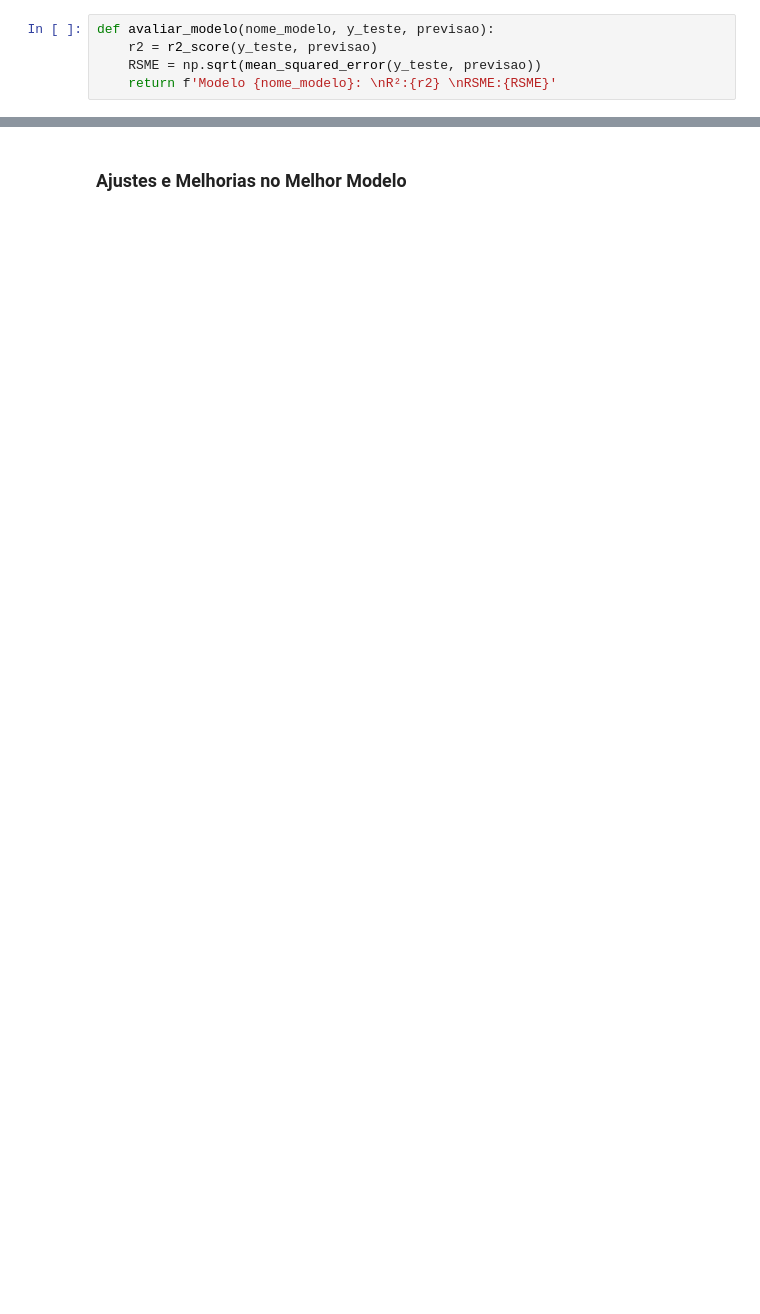
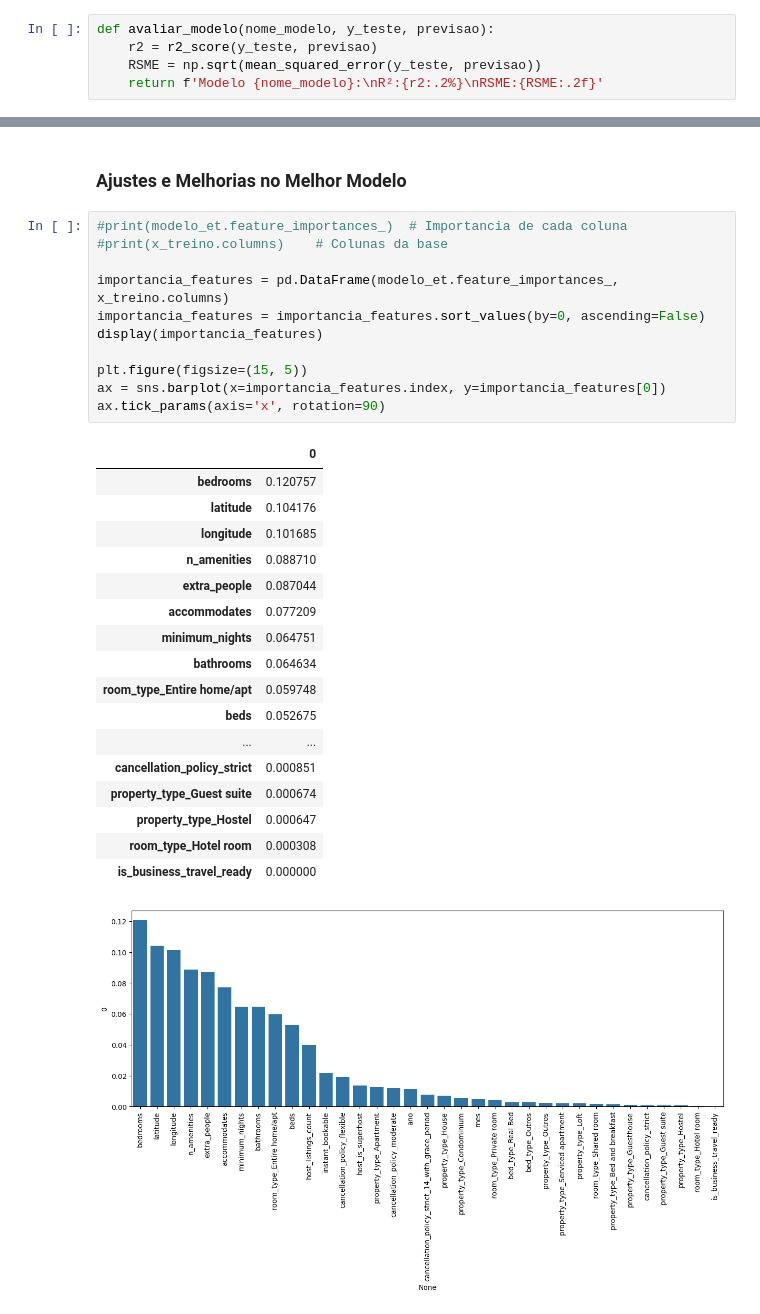
Before and after one commit to dePinhoPaulo/Python-Impressionador, a Jupyter notebook: 05. Impressionador/39. Projeto 3 - Ciência de Dados - Aplicação de Mercado de Trabalho/Projeto de Ciência de Dados e Recomendações - Solução Airbnb Rio.ipynb, the cells around one changed output, grey strips where cells are left out. Drawn from its saved outputs; the diff is of its cells as text; blank space fills up the shorter version.

```diff
--- a/05. Impressionador/39. Projeto 3 - Ciência de Dados - Aplicação de Mercado de Trabalho/Projeto de Ciência de Dados e Recomendações - Solução Airbnb Rio.ipynb
+++ b/05. Impressionador/39. Projeto 3 - Ciência de Dados - Aplicação de Mercado de Trabalho/Projeto de Ciência de Dados e Recomendações - Solução Airbnb Rio.ipynb
@@ -845,7 +845,7 @@ Vou calcular também o Erro Quadrático Médio, que vai mostrar para gente o qua
 def avaliar_modelo(nome_modelo, y_teste, previsao):
     r2 = r2_score(y_teste, previsao)
     RSME = np.sqrt(mean_squared_error(y_teste, previsao))
-    return f'Modelo {nome_modelo}: \nR²:{r2} \nRSME:{RSME}'
+    return f'Modelo {nome_modelo}:\nR²:{r2:.2%}\nRSME:{RSME:.2f}'
 # %% [markdown]
 - Escolha dos Modelos a Serem Testados
     1. RandomForest
@@ -894,2 +930,32 @@ for nome_modelo, modelo in modelos.items():
 # %% [markdown]
 ### Ajustes e Melhorias no Melhor Modelo
+# %%
+#print(modelo_et.feature_importances_)  # Importancia de cada coluna
+#print(x_treino.columns)    # Colunas da base
+
+importancia_features = pd.DataFrame(modelo_et.feature_importances_, x_treino.columns)
+importancia_features = importancia_features.sort_values(by=0, ascending=False)
+display(importancia_features)
+
+plt.figure(figsize=(15, 5))
+ax = sns.barplot(x=importancia_features.index, y=importancia_features[0])
+ax.tick_params(axis='x', rotation=90)
+# %% [output]
+|  | 0 |
+| bedrooms | 0.120757 |
+| latitude | 0.104176 |
+| longitude | 0.101685 |
+| n_amenities | 0.088710 |
+| extra_people | 0.087044 |
+| accommodates | 0.077209 |
+| minimum_nights | 0.064751 |
+| bathrooms | 0.064634 |
+| room_type_Entire home/apt | 0.059748 |
+| beds | 0.052675 |
+| ... | ... |
+| cancellation_policy_strict | 0.000851 |
+| property_type_Guest suite | 0.000674 |
+| property_type_Hostel | 0.000647 |
+| room_type_Hotel room | 0.000308 |
+| is_business_travel_ready | 0.000000 |
+[figure, added]
```
Also changed, not shown: parts of 3 cells of this notebook, 1 other file.
